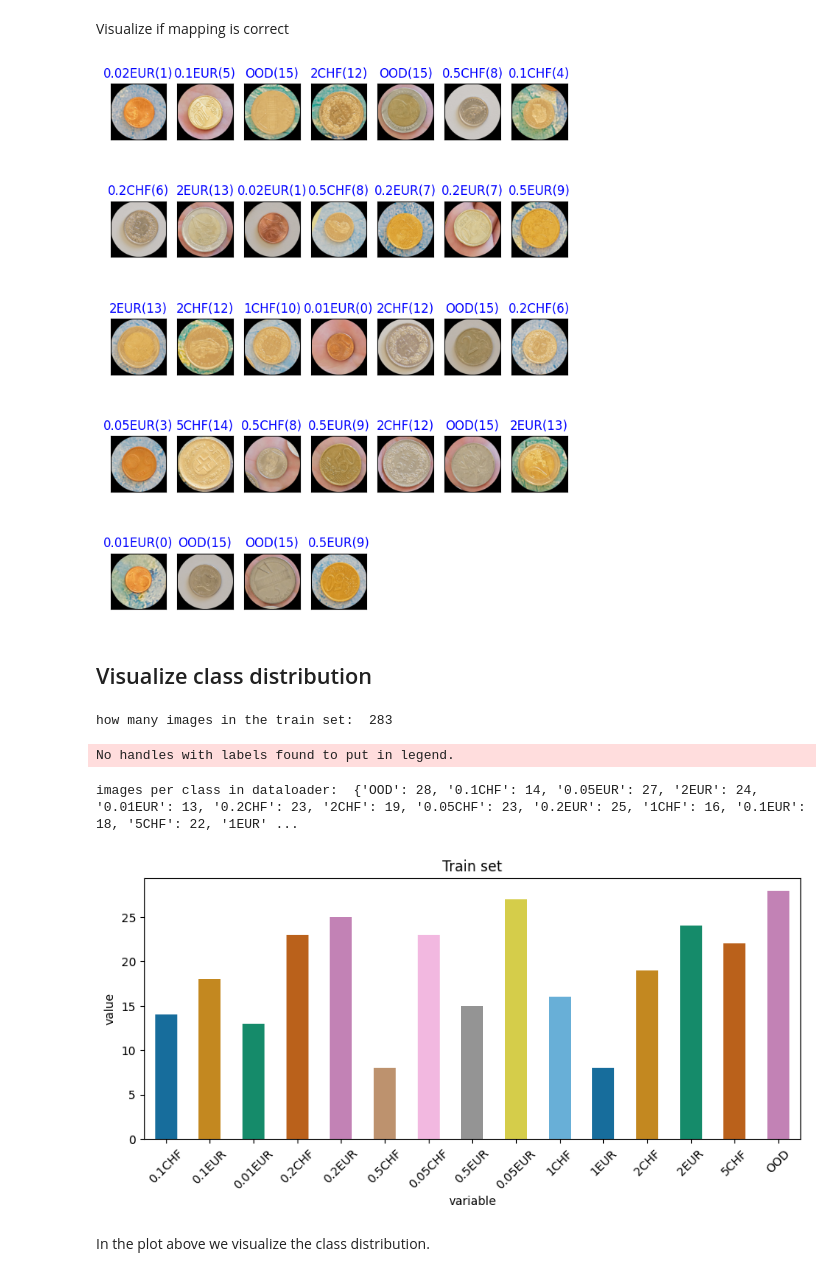
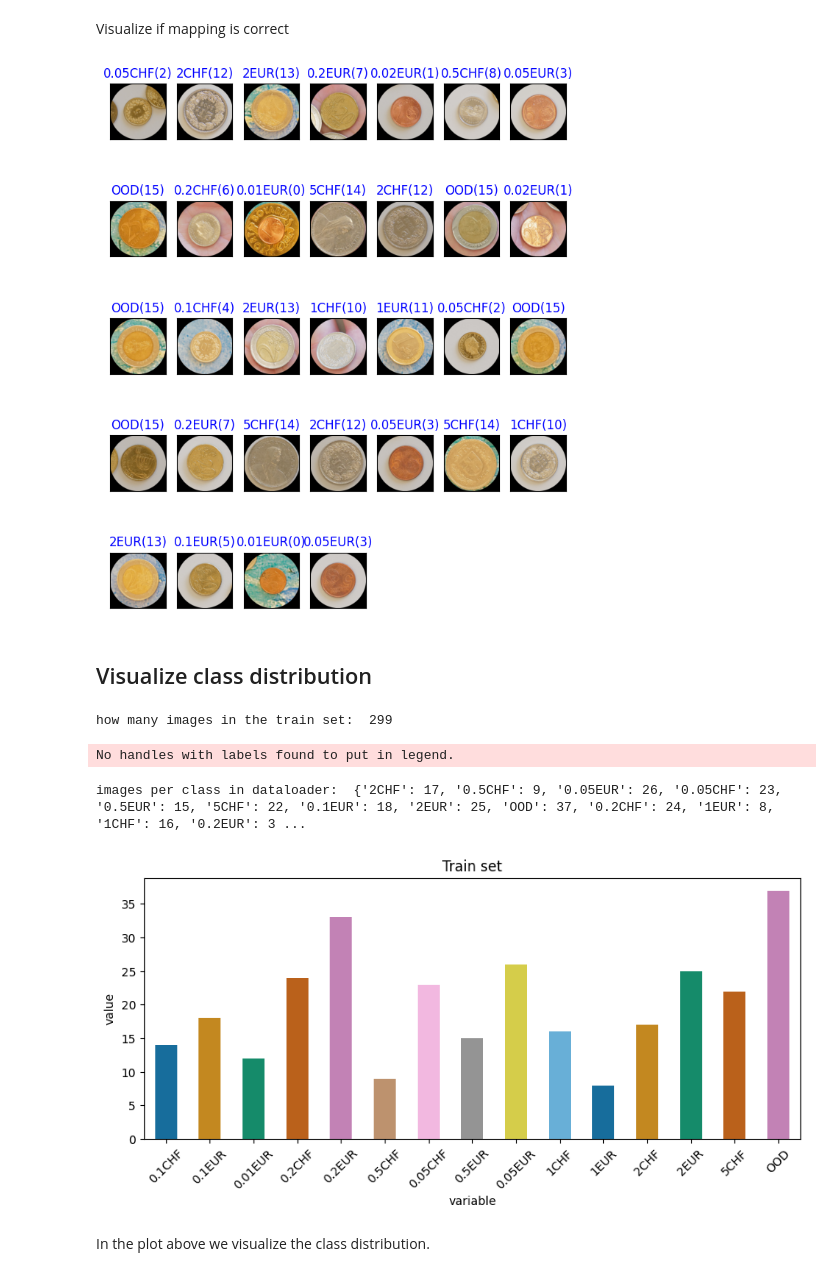
Before and after one commit to renukasinghvirk/Project_imageanalysis, a Jupyter notebook: classifier_renuka.ipynb, the cells around one changed output. Drawn from its saved outputs; the diff is of its cells as text; code cells hidden in the pictures.

Commit message:
improving classification

```diff
--- a/classifier_renuka.ipynb
+++ b/classifier_renuka.ipynb
@@ -61,8 +79,8 @@ Images have been successfully moved to 'train' and 'val' folders.
 Note: when defining the classes, the labels must be in the same order as the folders in images!
 # %%
 # Define the paths for train and validation directories
-train_dir =  'images/train'
-valid_dir = 'images/val'
+train_dir =  'Classification/train'
+valid_dir = 'Classification/val'
 
 #name of the classes
 classes = ("0.1CHF", "0.1EUR", "0.01EUR", "0.2CHF", "0.2EUR", "0.2EUR", "0.5CHF", "0.05CHF", "0.5EUR", "0.05EUR", "1CHF", "1EUR", "2CHF", "2EUR", "5CHF", "OOD")
@@ -175,55 +182,43 @@ custom_mapping = {
     'OOD': 15
 }
 
-# Define transformations
-normalize = transforms.Normalize(
-    mean=[0.485, 0.456, 0.406],
-    std=[0.229, 0.224, 0.225]
-)
-
-transform = transforms.Compose([
-    #transforms.Resize(224),
-    #transforms.CenterCrop(224),
-    #transforms.ToTensor(),
-    #normalize,
-])
 
 # Create dataset with custom mapping
-#train_set = datasets.ImageFolder(train_dir, transform=transform)
-#valid_set = datasets.ImageFolder(valid_dir, transform=transform)
+train_set = datasets.ImageFolder(train_dir, transform=transform)
+valid_set = datasets.ImageFolder(valid_dir, transform=transform)
 
 # Override the class_to_idx mapping with the custom mapping
 train_set.class_to_idx = custom_mapping
 valid_set.class_to_idx = custom_mapping
 
 # Create data loaders
 batch_size = 32
 train_loader = torch.utils.data.DataLoader(train_set, batch_size=batch_size, shuffle=True)
 valid_loader = torch.utils.data.DataLoader(valid_set, batch_size=batch_size, shuffle=False)
 
 # Define a function to plot images from the dataset
 def plot_images_from_dataset(images, labels, classes):
     batch_size = images.shape[0]
     rows = 5
-    cols = (batch_size + rows - 1) // rows  # Calculate the number of columns dynamically
+    cols = (batch_size + rows - 1) // rows  # Calculate the number of columns
     fig = plt.figure(figsize=(8, 2 * rows))  # Adjust figure size based on rows
     for idx in range(batch_size):
         ax = fig.add_subplot(rows, cols, idx+1, xticks=[], yticks=[])
         img = np.squeeze(images[idx])
         # Revert normalization
         img = img * np.expand_dims(np.array([0.229, 0.224, 0.225]), (1, 2)) + np.expand_dims(np.array([0.485, 0.456, 0.406]), (1, 2))
         img = np.clip(img, 0, 1)
         plt.imshow(np.transpose(img, (1,2,0)))
         ax.set_title("{}({})".format(classes[labels[idx]], str(labels[idx].item())), color=("blue"))
 
 # Get a batch of images and labels from the train loader
 dataiter = iter(train_loader)
 images, labels = next(dataiter)
 
 # Plot the images
 plot_images_from_dataset(images, labels, train_set.classes)
 # %% [output]
-[figure, old version]
+[figure, new version]
 # %% [markdown]
 ## Visualize class distribution
 # %%
@@ -233,8 +228,7 @@ from collections import Counter
 
 print("how many images in the train set: ", len(train_set.targets))
 
-# later in this exercise you will explore the ways to rebalance the data in the dataloader
-# Recall from Lab2 how to visualise the distributions of the images in the dataloader
+
 def plot_class_distribution_for_dataloader(dataloader):
 # count how many images are outputted by dataloader per class
     count_dict = {}
@@ -258,10 +252,10 @@ def plot_class_distribution_for_dataloader(dataloader):
 plot_class_distribution_for_dataloader(train_loader)
 ## the training set is perfectly balanced: same number of image for all classes
 # %% [output]
-how many images in the train set:  283
+how many images in the train set:  299
 No handles with labels found to put in legend.
-images per class in dataloader:  {'OOD': 28, '0.1CHF': 14, '0.05EUR': 27, '2EUR': 24, '0.01EUR': 13, '0.2CHF': 23, '2CHF': 19, '0.05CHF': 23, '0.2EUR': 25, '1CHF': 16, '0.1EUR': 18, '5CHF': 22, '1EUR' ...
+images per class in dataloader:  {'2CHF': 17, '0.5CHF': 9, '0.05EUR': 26, '0.05CHF': 23, '0.5EUR': 15, '5CHF': 22, '0.1EUR': 18, '2EUR': 25, 'OOD': 37, '0.2CHF': 24, '1EUR': 8, '1CHF': 16, '0.2EUR': 3 ...
-[figure, old version]
+[figure, new version]
 # %% [markdown]
 In the plot above we visualize the class distribution.
 # %% [markdown]
```
Also changed, not shown: parts of 29 cells of this notebook, 5 other files.
